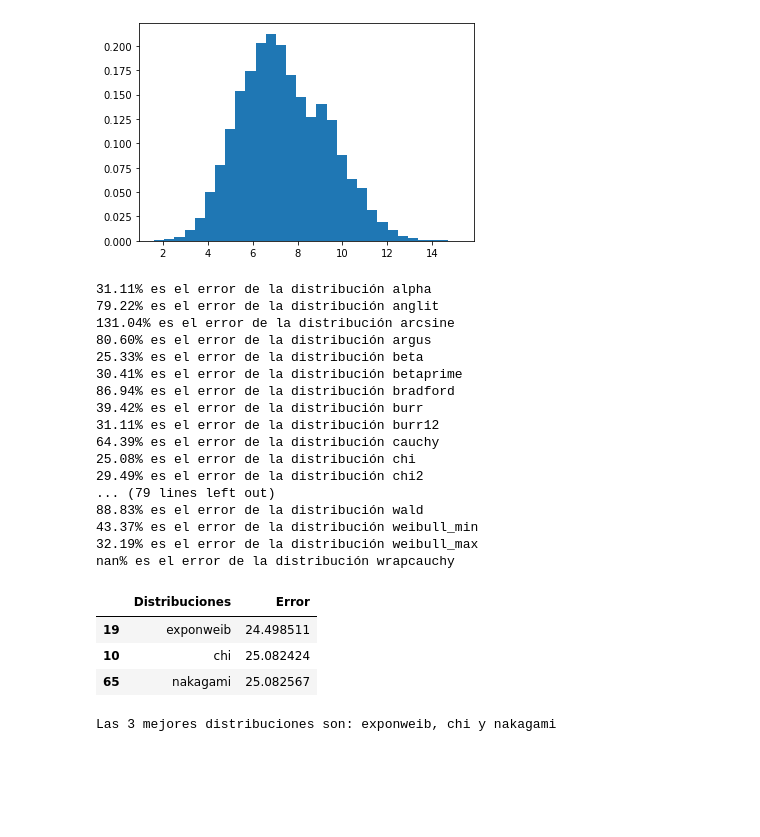
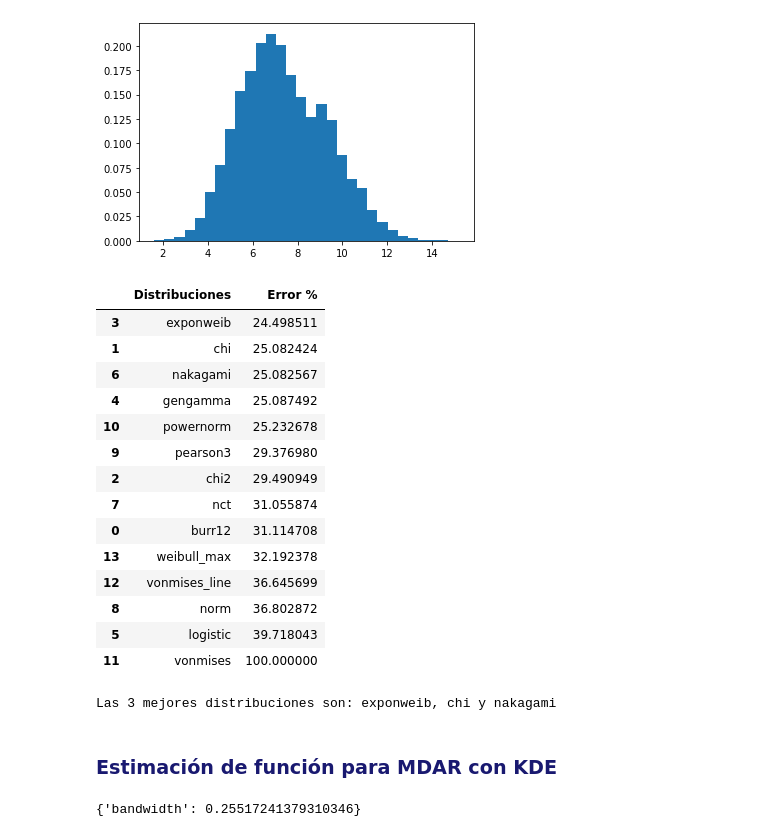
Before and after one commit to AndresHdzJmz/Tests_Proyecto-SPF, a Jupyter notebook: R_Test.ipynb, the cells around one changed output. Cells and saved outputs as stored; diff of their text form; code cells hidden in the pictures; blank space fills up the shorter version.

```diff
--- a/R_Test.ipynb
+++ b/R_Test.ipynb
@@ -262,3 +255,6 @@ y_real, x_real,  _ = plt.hist(df['likes'], bins = 30, density = True)
 x_real = x_real[1:]
 # %% [output]
 [figure]
+# %%
+# ----------------------- Distribuciones Seleccionadas Específicamente Para Este Nodo -----------------------
+dist_list = ['burr12', 'chi', 'chi2', 'exponweib', 'gengamma', 'logistic', 'nakagami', 'nct', 'norm', 'pearson3', 'powernorm', 'vonmises', 'vonmises_line', 'weibull_max']
@@ -265,5 +264,5 @@ x_real = x_real[1:]
 # %%
-# Simular con diferentes distribuciones y ver cuál es mejor
+# ----------------------- Simular con diferentes distribuciones y ver cuál es mejor -----------------------
 er = []
 def distribuciones(dist_list):
     def ajuste_dist(dist):
@@ -271,46 +270,49 @@ def distribuciones(dist_list):
         y_est = getattr(st, dist).pdf(x_real, *param)
 
         er.append((abs(y_real-y_est)*100/y_est).mean())
-        print(f'{(abs(y_real-y_est)*100/y_est).mean():.2f}% es el error de la distribución', dist)
-
     [ajuste_dist(dist) for dist in dist_list]
 
 distribuciones(dist_list)
-# %% [output]
-31.11% es el error de la distribución alpha
-79.22% es el error de la distribución anglit
-131.04% es el error de la distribución arcsine
-80.60% es el error de la distribución argus
-25.33% es el error de la distribución beta
-30.41% es el error de la distribución betaprime
-86.94% es el error de la distribución bradford
-39.42% es el error de la distribución burr
-31.11% es el error de la distribución burr12
-64.39% es el error de la distribución cauchy
-25.08% es el error de la distribución chi
-29.49% es el error de la distribución chi2
-... (79 lines left out)
-88.83% es el error de la distribución wald
-43.37% es el error de la distribución weibull_min
-32.19% es el error de la distribución weibull_max
-nan% es el error de la distribución wrapcauchy
 # %%
-# ----------------------- df con las Distribuciones y su Error
-dfx = pd.DataFrame(columns = ["Distribuciones", "Error"])
+# ----------------------- df con las Distribuciones y su Error -----------------------
+dfx = pd.DataFrame(columns = ["Distribuciones", "Error %"])
 dfx['Distribuciones'] = dist_list
-dfx['Error'] = er
+dfx['Error %'] = er
 # %%
 # ----------------------- Mostrar en df las 3 mejores Distribuciones de Acuerdo al Menor Error -----------------------
-dfx = dfx.sort_values(by=['Error'],
+dfx = dfx.sort_values(by=['Error %'],
                 axis = 0,
-                ascending = True).head(3)
+                ascending = True)
 dfx
 # %% [output]
-|  | Distribuciones | Error |
-| 19 | exponweib | 24.498511 |
-| 10 | chi | 25.082424 |
-| 65 | nakagami | 25.082567 |
+|  | Distribuciones | Error % |
+| 3 | exponweib | 24.498511 |
+| 1 | chi | 25.082424 |
+| 6 | nakagami | 25.082567 |
+| 4 | gengamma | 25.087492 |
+| 10 | powernorm | 25.232678 |
+| 9 | pearson3 | 29.376980 |
+| 2 | chi2 | 29.490949 |
+| 7 | nct | 31.055874 |
+| 0 | burr12 | 31.114708 |
+| 13 | weibull_max | 32.192378 |
+| 12 | vonmises_line | 36.645699 |
+| 8 | norm | 36.802872 |
+| 5 | logistic | 39.718043 |
+| 11 | vonmises | 100.000000 |
 # %%
 print('Las 3 mejores distribuciones son: exponweib, chi y nakagami')
 # %% [output]
 Las 3 mejores distribuciones son: exponweib, chi y nakagami
+# %% [markdown]
+### <font color='midnightblue'> Estimación de función para MDAR con KDE
+# %%
+from sklearn.model_selection import GridSearchCV
+nodo2 = np.random.choice(df['views'], 10000)
+grid = GridSearchCV(KernelDensity(),
+                    {'bandwidth': np.linspace(0.1, 1.0, 30)},
+                    cv=20) # 20-fold cross-validation
+grid.fit(nodo2[:, None])
+print(grid.best_params_)
+# %% [output]
+{'bandwidth': 0.25517241379310346}
```
Also changed, not shown: parts of 5 cells of this notebook.
